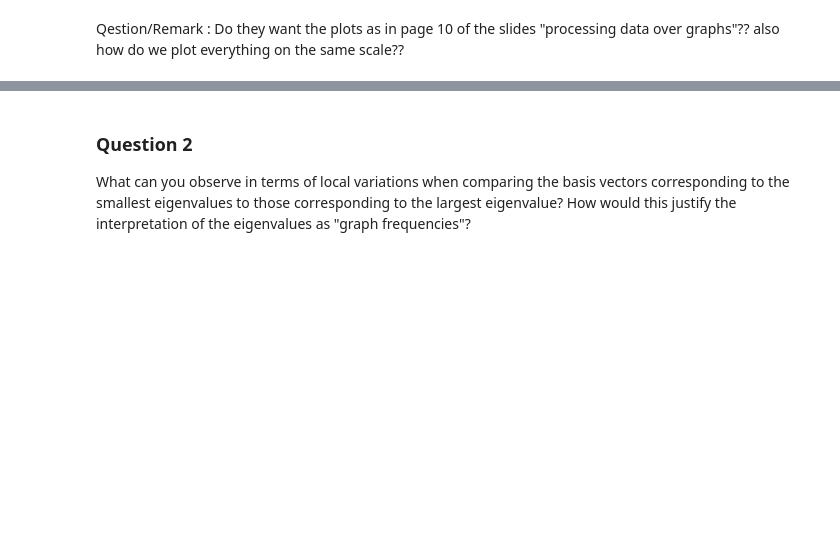
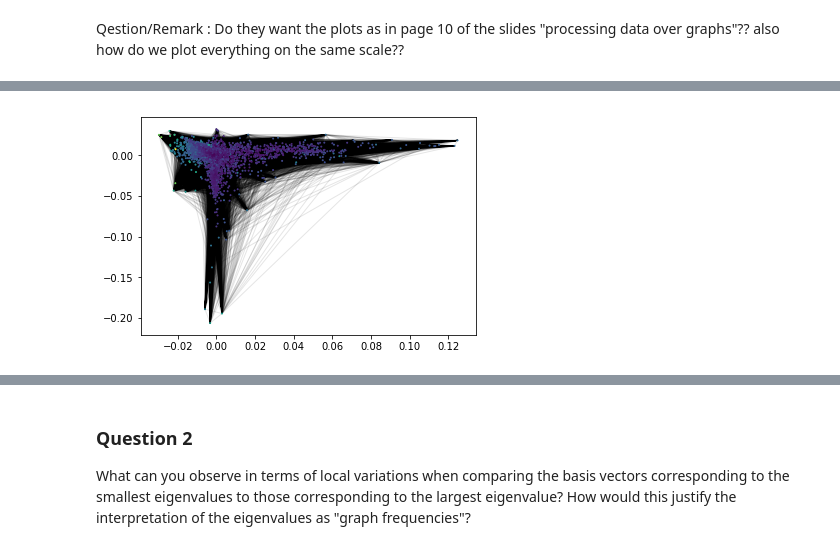
Before and after one commit to isabelaconstantin/wikinet, a Jupyter notebook: milestone4/4_graph_signal_processing.ipynb, the cells around one changed output, grey strips where cells are left out. Drawn from its saved outputs; the diff is of its cells as text; code cells hidden in the pictures; blank space fills up the shorter version.

Commit message:
graph fourier and heat kernel

```diff
--- a/milestone4/4_graph_signal_processing.ipynb
+++ b/milestone4/4_graph_signal_processing.ipynb
@@ -159,6 +168,13 @@ def plot_fourier(eigenvector, title ):
     plt.xlabel('The n-th node')
     plt.ylabel('Signal value')
     plt.title(title)
+# %%
+def plot_graph(adjacency, signal):
+    graph = nx.from_scipy_sparse_matrix(adjacency)
+    coords = nx.spring_layout(graph)  # Force-directed layout.
+    coords = eigenvectors[:, 1:3]  # Laplacian eigenmaps.
+    nx.draw_networkx_nodes(graph, coords, node_size=1, node_color=signal)
+    nx.draw_networkx_edges(graph, coords, alpha=0.1)
 # %% [markdown]
 Qestion/Remark : Do they want the plots as in page 10 of the slides "processing data over graphs"??
 also how do we plot everything on the same scale??
@@ -172,0 +199,4 @@ plot_fourier(U[:,n_nodes-1], 'Last Fourier Basis Vector ')
+# %%
+plot_graph(adjacency,U[:,0] )
+# %% [output]
+[figure, added]
```
Also changed, not shown: parts of 15 cells of this notebook.
